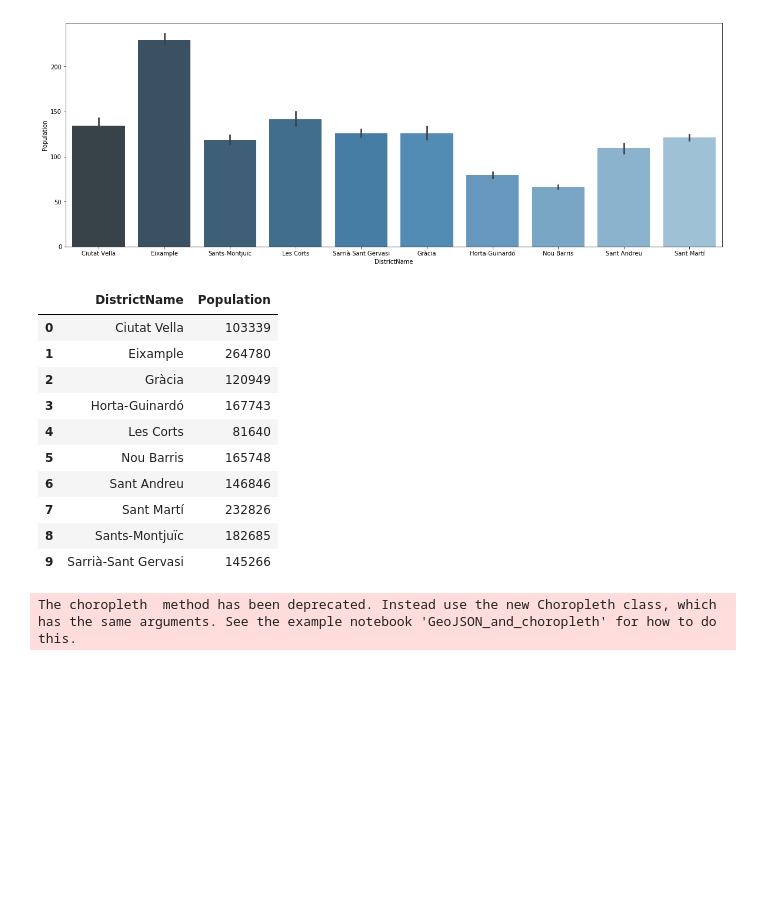
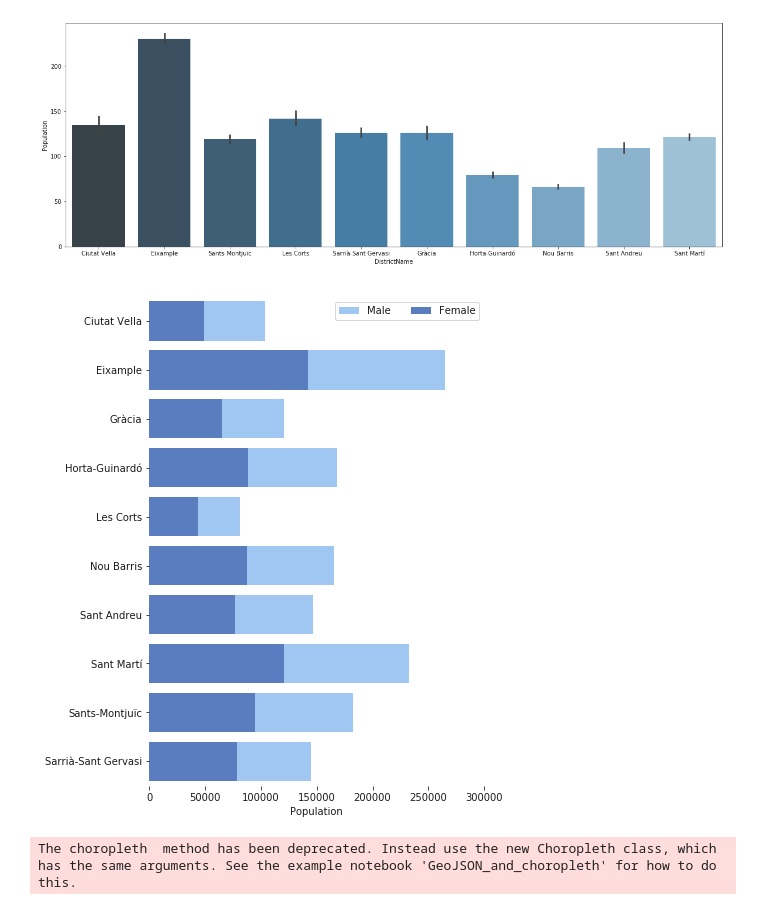
Before and after one commit to AlfaisalGassim/Barcelona_EDA, a Jupyter notebook: Barcelona.ipynb, the cells around one changed output. Cells and saved outputs as stored; diff of their text form; code cells hidden in the pictures; blank space fills up the shorter version.

```diff
--- a/Barcelona.ipynb
+++ b/Barcelona.ipynb
@@ -300,18 +301,3 @@ sns.barplot(x = "DistrictName", y = "Population", ax=ax, data=pop2013, palette="
 # %% [output]
 <matplotlib.axes._subplots.AxesSubplot at 0x...>
 [figure]
-# %%
-pop2013subset = (pop2013.groupby(["DistrictName"])["Population"].sum()).to_frame().reset_index()
-pop2013subset
-# %% [output]
-|  | DistrictName | Population |
-| 0 | Ciutat Vella | 103339 |
-| 1 | Eixample | 264780 |
-| 2 | Gràcia | 120949 |
-| 3 | Horta-Guinardó | 167743 |
-| 4 | Les Corts | 81640 |
-| 5 | Nou Barris | 165748 |
-| 6 | Sant Andreu | 146846 |
-| 7 | Sant Martí | 232826 |
-| 8 | Sants-Montjuïc | 182685 |
-| 9 | Sarrià-Sant Gervasi | 145266 |
@@ -318,3 +319,32 @@ pop2013subset
+# %%
+#sns.set_theme(style="whitegrid")
+# Initialize the matplotlib figure
+f, ax = plt.subplots(figsize=(6, 9))
+
+# Load the example car crash dataset
+#crashes = sns.load_dataset("car_crashes").sort_values("total", ascending=False)
+#MF_Number_2013 = MF_Number_2013.sort_values("Number", ascending=False)
+#Female_Number_2013 = Female_Number_2013.sort_values("FNumber", ascending=False)
+
+
+
+# Plot the total crashes
+sns.set_color_codes("pastel")
+sns.barplot(x="M_Population", y="DistrictName", data= popSumMF,
+            label="Male", color="b")
+
+# Plot the crashes where alcohol was involved
+sns.set_color_codes("muted")
+sns.barplot(x="F_Population", y="DistrictName", data= pop2013_F,
+            label="Female", color="b")
+
+# Add a legend and informative axis label
+ax.legend(ncol=2, loc="upper right", frameon=True)
+ax.set(xlim=(0, 300000), ylabel="",
+       xlabel="Population")
+sns.despine(left=True, bottom=True)
+# %% [output]
+[figure, added]
 # %%
 # We add the link which contains the GeoJson file
 COR_Geo = "https://raw.githubusercontent.com/martgnz/bcn-geodata/master/districtes/districtes.geojson"
```
Also changed, not shown: parts of 14 cells of this notebook.
